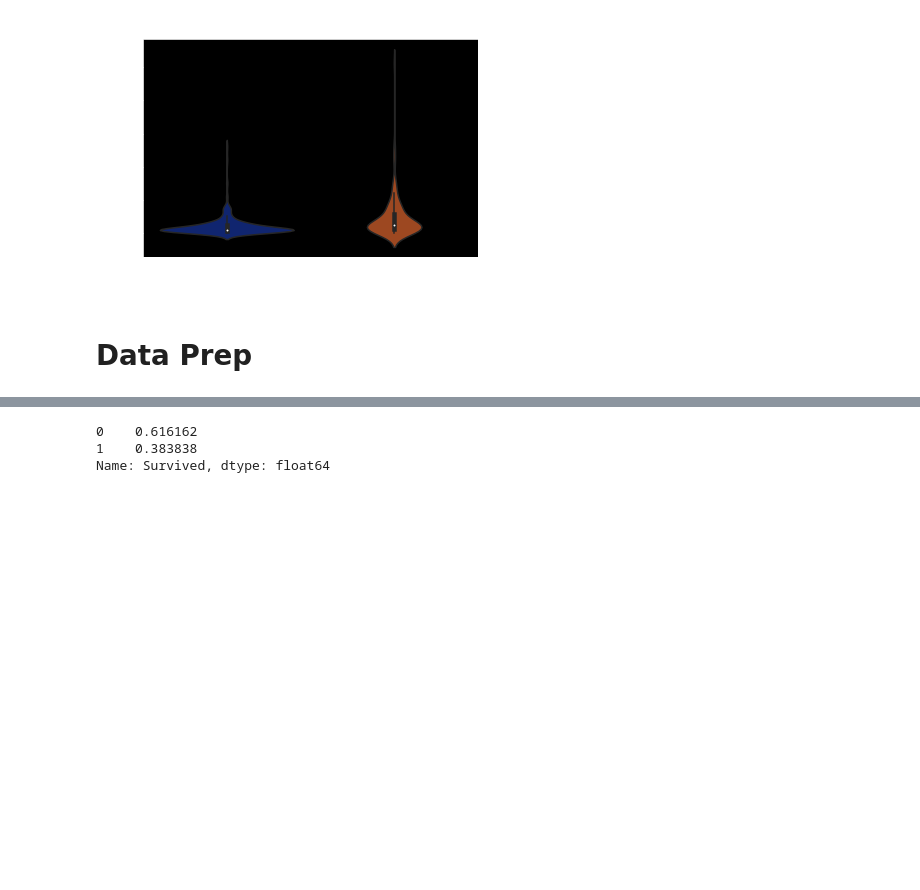
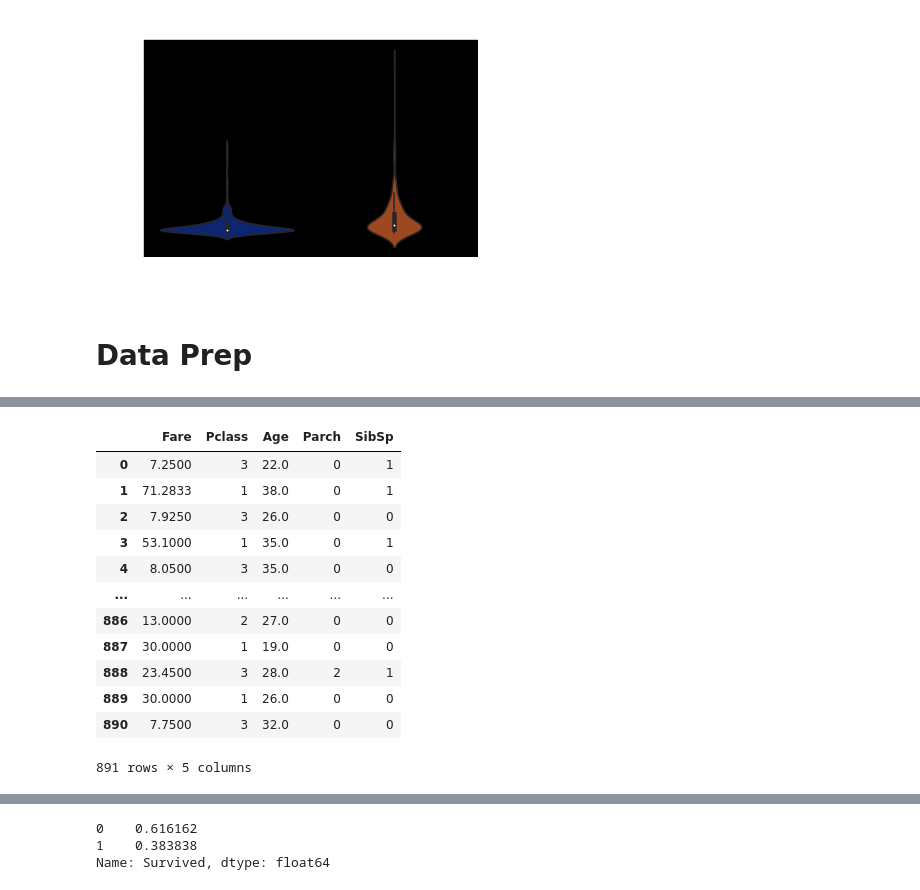
Before and after one commit to mattgpaul/Titanic, a Jupyter notebook: titanic.ipynb, the cells around one changed output, grey strips where cells are left out. Cells and saved outputs as stored; diff of their text form; code cells hidden in the pictures; blank space fills up the shorter version.

```diff
--- a/titanic.ipynb
+++ b/titanic.ipynb
@@ -118,7 +87,8 @@ for col in [x for x in train.columns if x != 'Survived']:
 # %% [markdown]
 # Data Prep
 # %%
-feature_cols = ['Fare','Pclass','Sex','Age','Parch','SibSp','Survived']
+feature_cols = ['Fare','Pclass','Sex','Age','Parch','SibSp']
+target_cols = ['Survived']
 num_cols = [col for col in feature_cols if train[col].dtypes in ['int64','float64']]
 cat_cols = [col for col in feature_cols if train[col].dtypes in ['object']]
-modeling_cols = num_cols + cat_cols
+modeling_cols = num_cols + cat_cols + target_cols
@@ -127,0 +119,16 @@ encoded = pd.DataFrame(data=ohe.fit_transform(train[cat_cols]), columns=ohe.get_
+# %%
+modeling_data[num_cols]
+# %% [output]
+|  | Fare | Pclass | Age | Parch | SibSp |
+| 0 | 7.2500 | 3 | 22.0 | 0 | 1 |
+| 1 | 71.2833 | 1 | 38.0 | 0 | 1 |
+| 2 | 7.9250 | 3 | 26.0 | 0 | 0 |
+| 3 | 53.1000 | 1 | 35.0 | 0 | 1 |
+| 4 | 8.0500 | 3 | 35.0 | 0 | 0 |
+| ... | ... | ... | ... | ... | ... |
+| 886 | 13.0000 | 2 | 27.0 | 0 | 0 |
+| 887 | 30.0000 | 1 | 19.0 | 0 | 0 |
+| 888 | 23.4500 | 3 | 28.0 | 2 | 1 |
+| 889 | 30.0000 | 1 | 26.0 | 0 | 0 |
+| 890 | 7.7500 | 3 | 32.0 | 0 | 0 |
+891 rows × 5 columns
```
Also changed, not shown: parts of 17 cells of this notebook.
